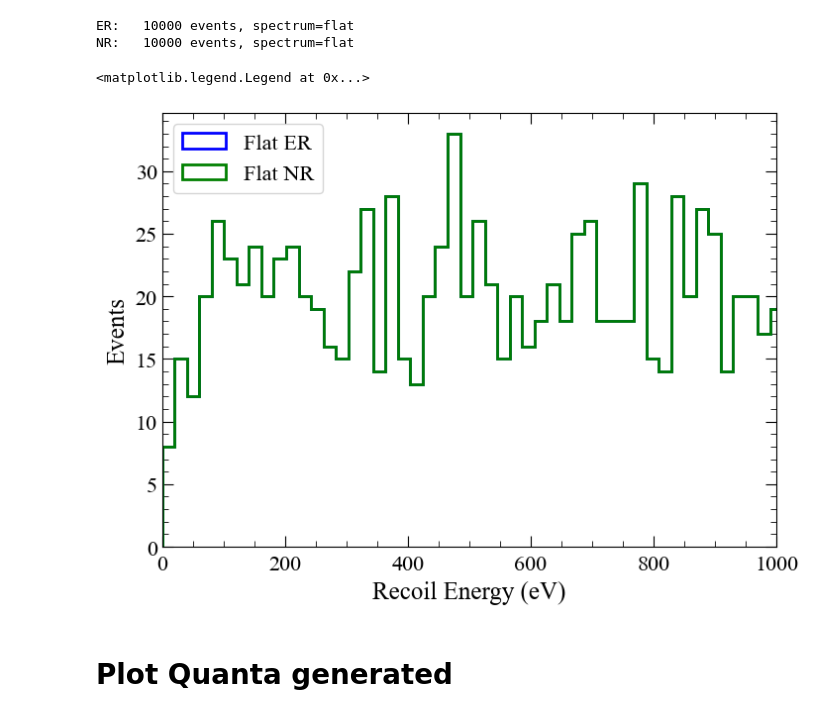
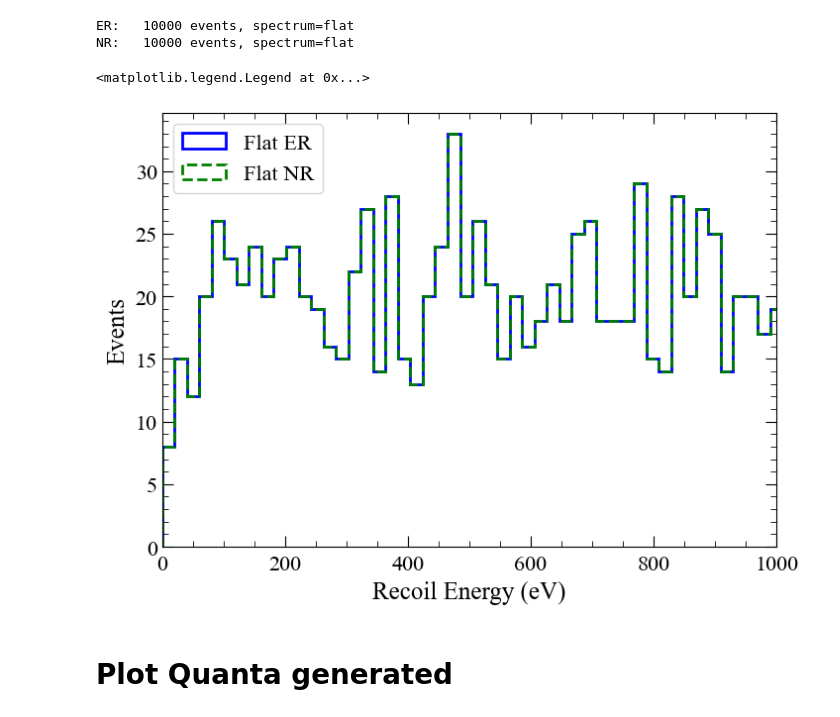
Before and after one commit to spice-herald/HeRM, a Jupyter notebook: Example_notebooks/Channel_Signal_Distributions.ipynb, the cells around one changed output. Drawn from its saved outputs; the diff is of its cells as text; code cells hidden in the pictures.

```diff
--- a/Example_notebooks/Channel_Signal_Distributions.ipynb
+++ b/Example_notebooks/Channel_Signal_Distributions.ipynb
@@ -798,16 +942,16 @@ NR:   10000 events, spectrum=flat
 # %%
 fig, ax = plt.subplots(1,1,dpi=100)
 
 ax.hist(er_data['recoil_energies'], bins=np.linspace(0,2000,100), lw=2, color='blue', histtype='step', label='Flat ER')
-ax.hist(nr_data['recoil_energies'], bins=np.linspace(0,2000,100), lw=2, color='green', histtype='step', label=f'Flat NR')
+ax.hist(nr_data['recoil_energies'], bins=np.linspace(0,2000,100), lw=2, ls='--', color='green', histtype='step', label=f'Flat NR')
 
 ax.set_xlabel('Recoil Energy (eV)')
 ax.set_ylabel('Events')
 ax.set_xlim(0,1000)
 ax.legend(frameon=True, fontsize=16)
 # %% [output]
 <matplotlib.legend.Legend at 0x...>
-[figure, old version]
+[figure, new version]
 # %% [markdown]
 # Plot Quanta generated
 # %%
```
Also changed, not shown: parts of 8 cells of this notebook, 38 other files.
